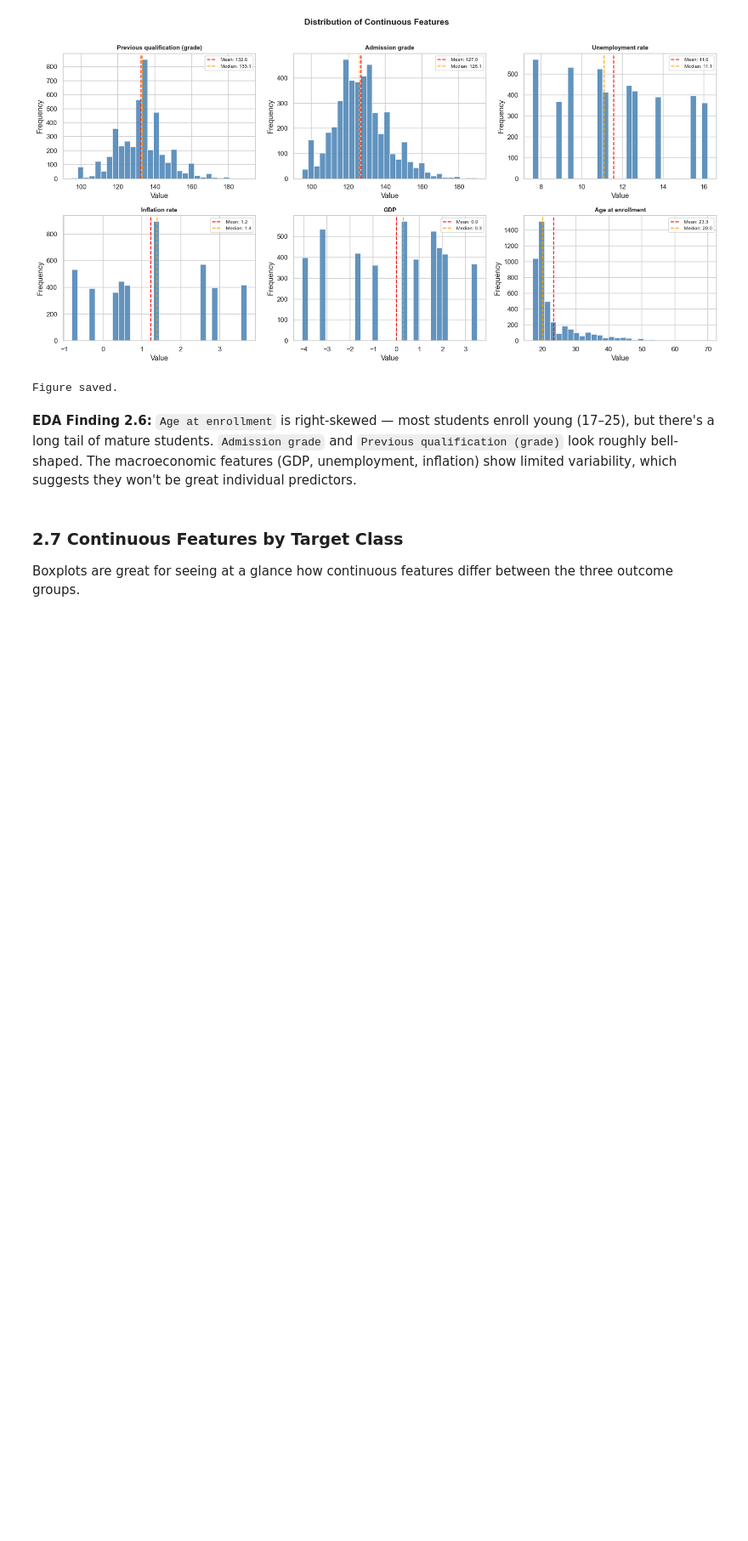
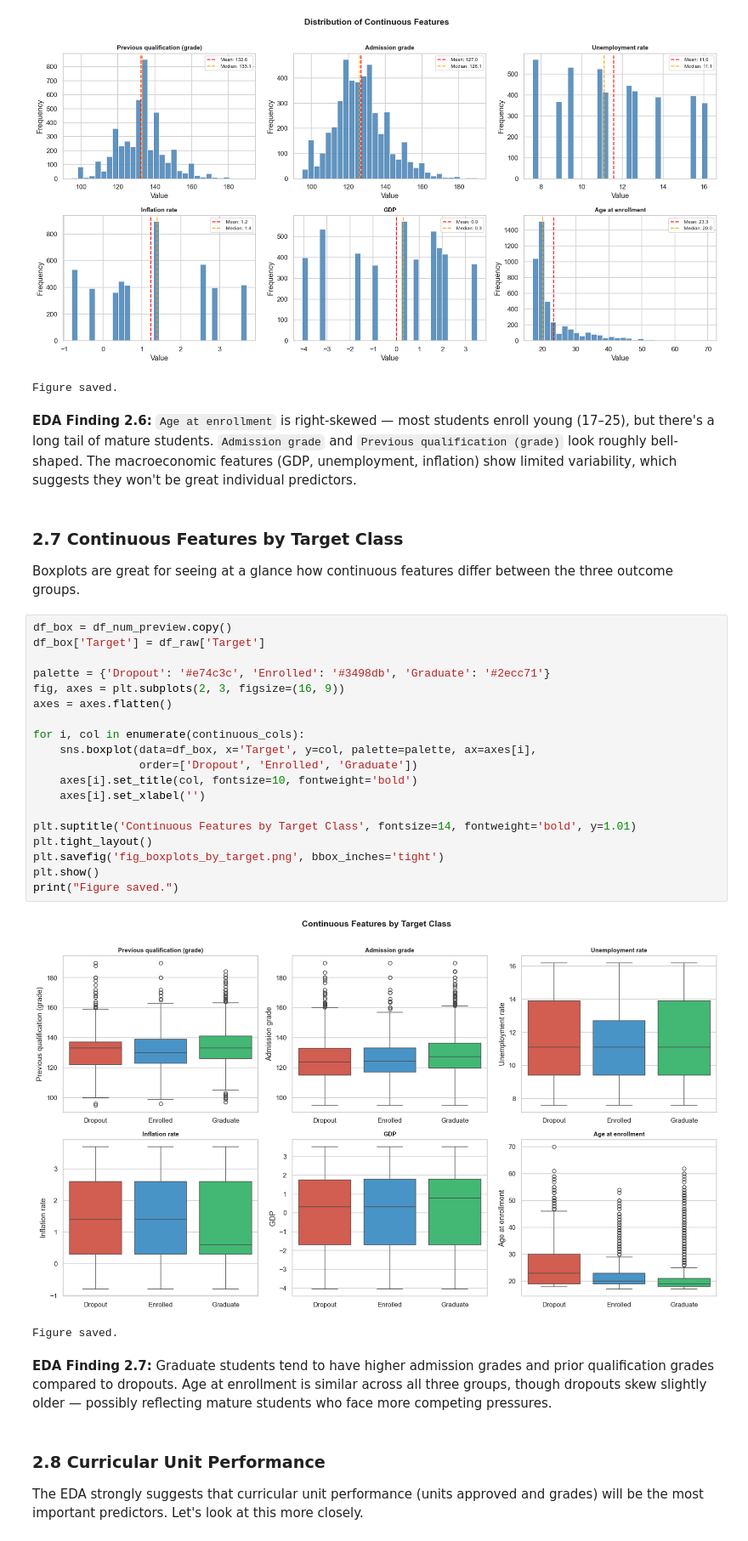
Before and after one commit to tiagodof/Tiago_Oliveira_2021406_ML_CA1, a Jupyter notebook: Tiago_Oliveira.ipynb, the cells around one changed output. Shown: that part at 85% size. Saved outputs shown, nothing was run; the diff lists cells and outputs as text; blank space fills up the shorter version.

```diff
--- a/Tiago_Oliveira.ipynb
+++ b/Tiago_Oliveira.ipynb
@@ -273,3 +273,31 @@ Figure saved.
 ### 2.7 Continuous Features by Target Class
 
 Boxplots are great for seeing at a glance how continuous features differ between the three outcome groups.
+# %%
+df_box = df_num_preview.copy()
+df_box['Target'] = df_raw['Target']
+
+palette = {'Dropout': '#e74c3c', 'Enrolled': '#3498db', 'Graduate': '#2ecc71'}
+fig, axes = plt.subplots(2, 3, figsize=(16, 9))
+axes = axes.flatten()
+
+for i, col in enumerate(continuous_cols):
+    sns.boxplot(data=df_box, x='Target', y=col, palette=palette, ax=axes[i],
+                order=['Dropout', 'Enrolled', 'Graduate'])
+    axes[i].set_title(col, fontsize=10, fontweight='bold')
+    axes[i].set_xlabel('')
+
+plt.suptitle('Continuous Features by Target Class', fontsize=14, fontweight='bold', y=1.01)
+plt.tight_layout()
+plt.savefig('fig_boxplots_by_target.png', bbox_inches='tight')
+plt.show()
+print("Figure saved.")
+# %% [output]
+[figure, added]
+Figure saved.
+# %% [markdown]
+**EDA Finding 2.7:** Graduate students tend to have higher admission grades and prior qualification grades compared to dropouts. Age at enrollment is similar across all three groups, though dropouts skew slightly older — possibly reflecting mature students who face more competing pressures.
+# %% [markdown]
+### 2.8 Curricular Unit Performance
+
+The EDA strongly suggests that curricular unit performance (units approved and grades) will be the most important predictors. Let's look at this more closely.
```
Also changed, not shown: 1 other file.
